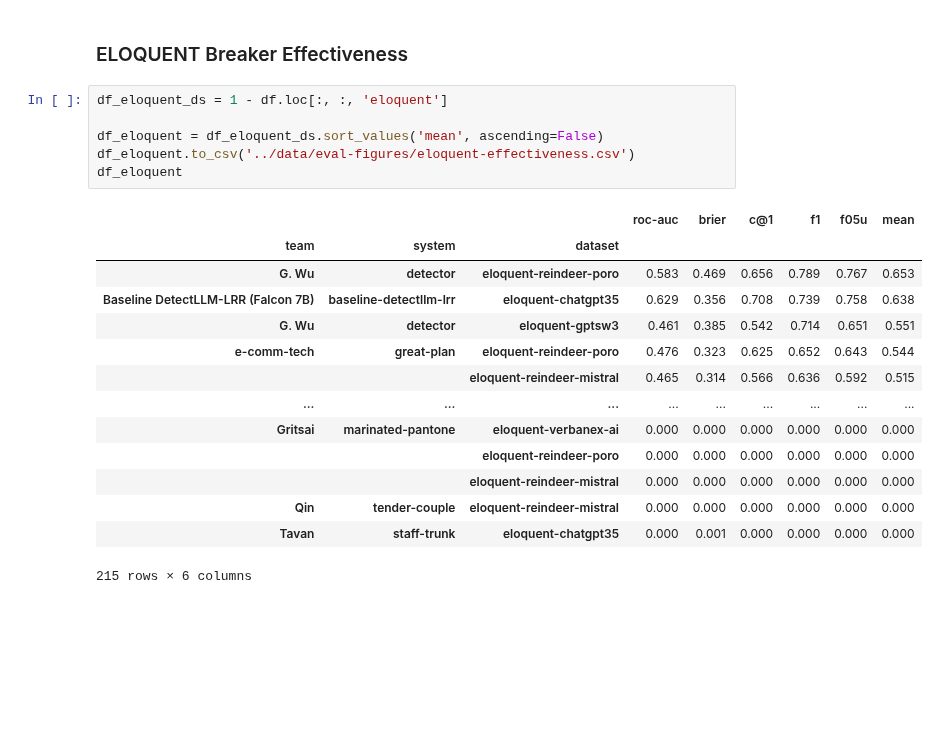
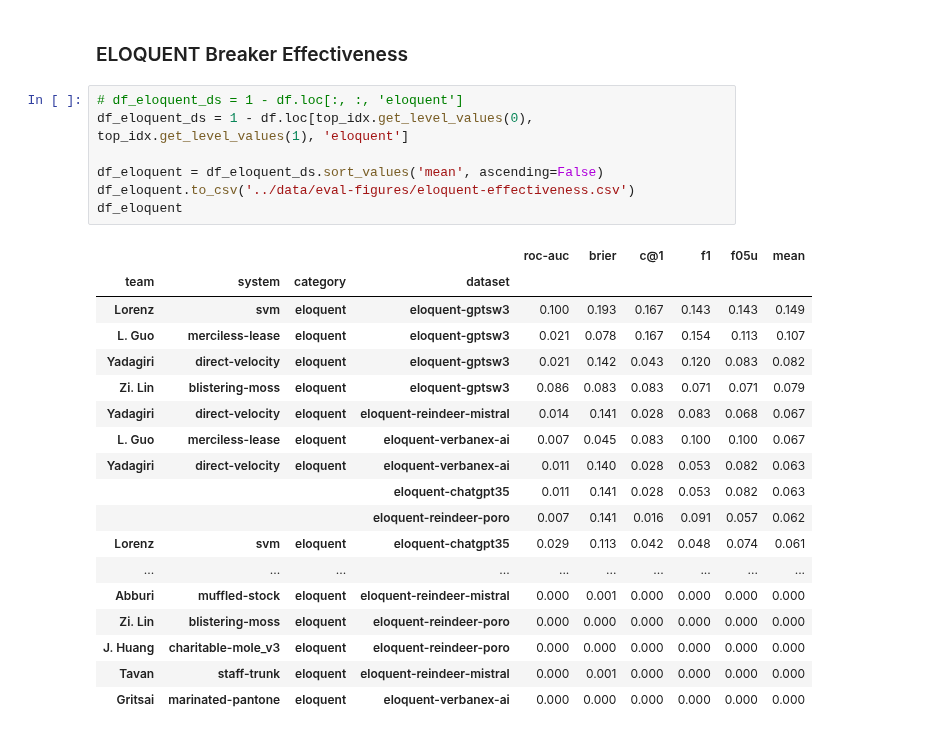
Before and after one commit to pan-webis-de/pan24-generative-ai-authorship-verification, a Jupyter notebook: pan24_task_eval/pan24-generative-authorship-evaluation.ipynb, the cells around one changed output. Cells and saved outputs as stored; diff of their text form; blank space fills up the shorter version.

```diff
--- a/pan24_task_eval/pan24-generative-authorship-evaluation.ipynb
+++ b/pan24_task_eval/pan24-generative-authorship-evaluation.ipynb
@@ -570,26 +570,31 @@ plt.show()
 # %% [markdown]
 ### ELOQUENT Breaker Effectiveness
 # %%
-df_eloquent_ds = 1 - df.loc[:, :, 'eloquent']
+# df_eloquent_ds = 1 - df.loc[:, :, 'eloquent']
+df_eloquent_ds = 1 - df.loc[top_idx.get_level_values(0), top_idx.get_level_values(1), 'eloquent']
 
 df_eloquent = df_eloquent_ds.sort_values('mean', ascending=False)
 df_eloquent.to_csv('../data/eval-figures/eloquent-effectiveness.csv')
 df_eloquent
 # %% [output]
-|  |  |  | roc-auc | brier | c@1 | f1 | f05u | mean |
-| team | system | dataset |  |  |  |  |  |  |
-| G. Wu | detector | eloquent-reindeer-poro | 0.583 | 0.469 | 0.656 | 0.789 | 0.767 | 0.653 |
-| Baseline DetectLLM-LRR (Falcon 7B) | baseline-detectllm-lrr | eloquent-chatgpt35 | 0.629 | 0.356 | 0.708 | 0.739 | 0.758 | 0.638 |
-| G. Wu | detector | eloquent-gptsw3 | 0.461 | 0.385 | 0.542 | 0.714 | 0.651 | 0.551 |
-| e-comm-tech | great-plan | eloquent-reindeer-poro | 0.476 | 0.323 | 0.625 | 0.652 | 0.643 | 0.544 |
-|  |  | eloquent-reindeer-mistral | 0.465 | 0.314 | 0.566 | 0.636 | 0.592 | 0.515 |
-| ... | ... | ... | ... | ... | ... | ... | ... | ... |
-| Gritsai | marinated-pantone | eloquent-verbanex-ai | 0.000 | 0.000 | 0.000 | 0.000 | 0.000 | 0.000 |
-|  |  | eloquent-reindeer-poro | 0.000 | 0.000 | 0.000 | 0.000 | 0.000 | 0.000 |
-|  |  | eloquent-reindeer-mistral | 0.000 | 0.000 | 0.000 | 0.000 | 0.000 | 0.000 |
-| Qin | tender-couple | eloquent-reindeer-mistral | 0.000 | 0.000 | 0.000 | 0.000 | 0.000 | 0.000 |
-| Tavan | staff-trunk | eloquent-chatgpt35 | 0.000 | 0.001 | 0.000 | 0.000 | 0.000 | 0.000 |
+|  |  |  |  | roc-auc | brier | c@1 | f1 | f05u | mean |
+| team | system | category | dataset |  |  |  |  |  |  |
+| Lorenz | svm | eloquent | eloquent-gptsw3 | 0.100 | 0.193 | 0.167 | 0.143 | 0.143 | 0.149 |
+| L. Guo | merciless-lease | eloquent | eloquent-gptsw3 | 0.021 | 0.078 | 0.167 | 0.154 | 0.113 | 0.107 |
+| Yadagiri | direct-velocity | eloquent | eloquent-gptsw3 | 0.021 | 0.142 | 0.043 | 0.120 | 0.083 | 0.082 |
+| Zi. Lin | blistering-moss | eloquent | eloquent-gptsw3 | 0.086 | 0.083 | 0.083 | 0.071 | 0.071 | 0.079 |
+| Yadagiri | direct-velocity | eloquent | eloquent-reindeer-mistral | 0.014 | 0.141 | 0.028 | 0.083 | 0.068 | 0.067 |
+| L. Guo | merciless-lease | eloquent | eloquent-verbanex-ai | 0.007 | 0.045 | 0.083 | 0.100 | 0.100 | 0.067 |
+| Yadagiri | direct-velocity | eloquent | eloquent-verbanex-ai | 0.011 | 0.140 | 0.028 | 0.053 | 0.082 | 0.063 |
+|  |  |  | eloquent-chatgpt35 | 0.011 | 0.141 | 0.028 | 0.053 | 0.082 | 0.063 |
+|  |  |  | eloquent-reindeer-poro | 0.007 | 0.141 | 0.016 | 0.091 | 0.057 | 0.062 |
+| Lorenz | svm | eloquent | eloquent-chatgpt35 | 0.029 | 0.113 | 0.042 | 0.048 | 0.074 | 0.061 |
+| ... | ... | ... | ... | ... | ... | ... | ... | ... | ... |
+| Abburi | muffled-stock | eloquent | eloquent-reindeer-mistral | 0.000 | 0.001 | 0.000 | 0.000 | 0.000 | 0.000 |
+| Zi. Lin | blistering-moss | eloquent | eloquent-reindeer-poro | 0.000 | 0.000 | 0.000 | 0.000 | 0.000 | 0.000 |
+| J. Huang | charitable-mole_v3 | eloquent | eloquent-reindeer-poro | 0.000 | 0.000 | 0.000 | 0.000 | 0.000 | 0.000 |
+| Tavan | staff-trunk | eloquent | eloquent-reindeer-mistral | 0.000 | 0.001 | 0.000 | 0.000 | 0.000 | 0.000 |
+| Gritsai | marinated-pantone | eloquent | eloquent-verbanex-ai | 0.000 | 0.000 | 0.000 | 0.000 | 0.000 | 0.000 |
-215 rows × 6 columns
 # %%
 sort_order = df_eloquent_ds.groupby('team').median().sort_values('mean', ascending=False).index
 
```
Also changed, not shown: parts of 3 cells of this notebook.
